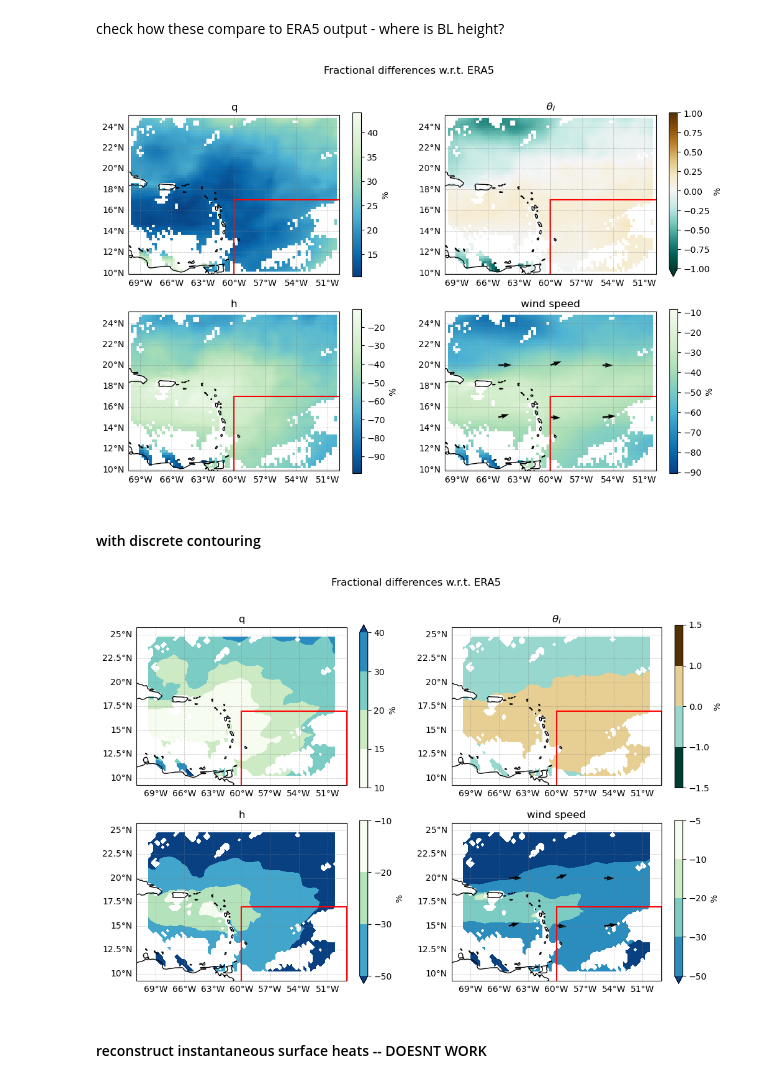
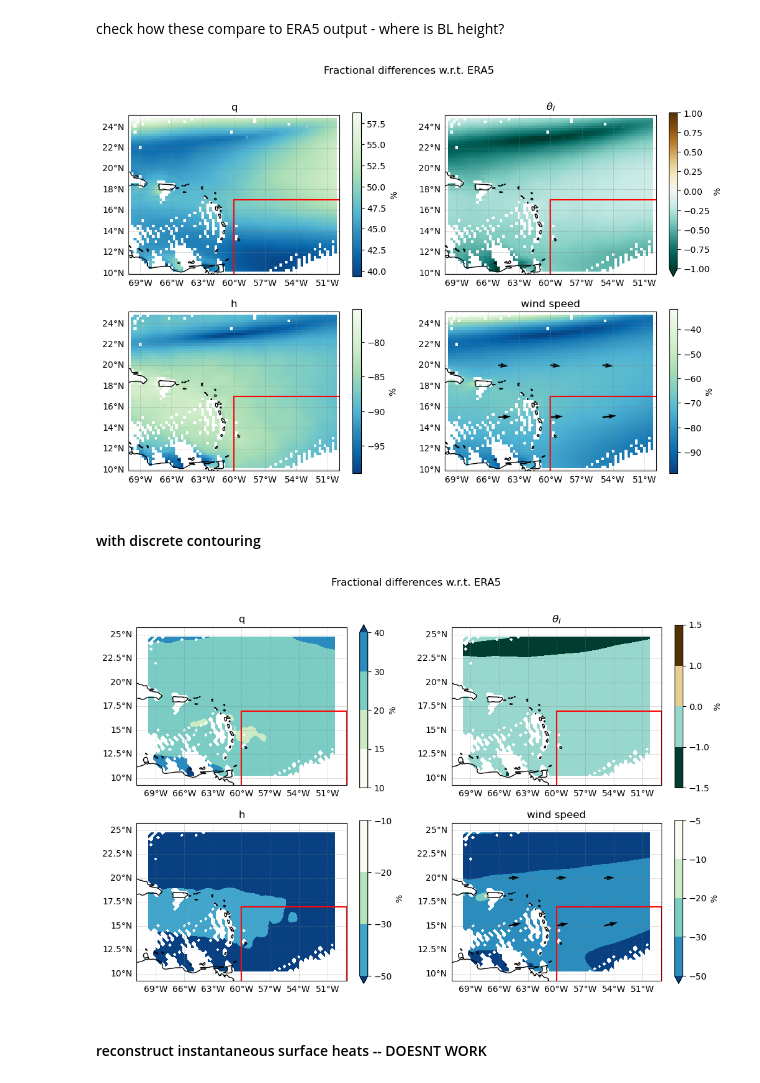
Before and after one commit to meteorologopazzo/QJRMS_0316, a Jupyter notebook: bulk_validation/struct_ERA5 copy.ipynb, the cells around one changed output. Saved outputs shown, nothing was run; the diff lists cells and outputs as text; code cells hidden in the pictures.

```diff
--- a/bulk_validation/struct_ERA5 copy.ipynb
+++ b/bulk_validation/struct_ERA5 copy.ipynb
@@ -153,6 +175,7 @@ lat_mask = xr.where(((ds_air.latitude > -45.)
 tropical_mask = (lon_mask*lat_mask).compute()
 # %%
 total_mask = (sst_mask) * (mask_subsidence) * (tropical_mask)
+total_mask_30y = (sst_mask) * (mask_subsidence_30y) * (tropical_mask)
 # %%
 Natlantic_mask = xr.where((ds_air.latitude > 10.)
                          &(ds_air.latitude < 25.)
@@ -242,16 +291,16 @@ for spine in ['top', 'right']:
 # %%
-ds_air_sub = ds_air.sel(
+ds_air_sub = ds_air_30y.sel(
     latitude=slice(25., 10.),
     longitude=slice(290., 310.)
 )
 
-ds_sst_sub = (ds_sst.squeeze()).sel(
+ds_sst_sub = (ds_sst_30y.squeeze()).sel(
     latitude=slice(25., 10.),
     longitude=slice(290., 310.)
 )
 
 
-Natlantic_mask_sub = (total_mask*Natlantic_mask).sel(
+Natlantic_mask_sub = (total_mask_30y*Natlantic_mask).sel(
     latitude=slice(25., 10.),
     longitude=slice(290., 310.)
 )
@@ -367,0 +485,27 @@ plt.tight_layout()
+# %%
+fig, ax = plt.subplots(1,2)
+
+(ds_air_sub.q*Natlantic_mask_sub).mean(dim=["latitude", "longitude"]).plot.line(ax=ax[0], y="pressure_level")
+(ds_air_sub.q*Natlantic_mask_sub).quantile(0.05, dim=["latitude", "longitude"]).plot(ax=ax[0], y="pressure_level")
+(ds_air_sub.q*Natlantic_mask_sub).quantile(0.95, dim=["latitude", "longitude"]).plot(ax=ax[0], y="pressure_level")
+
+
+u_local = ds_air_sub.u.sel(pressure_level=slice(1000, 700))*Natlantic_mask_sub
+v_local = ds_air_sub.v.sel(pressure_level=slice(1000, 700))*Natlantic_mask_sub
+u_tot_loc = ((u_local**2 + v_local**2)**0.5)
+
+u_tot_loc.mean(dim=["latitude", "longitude"]).plot(ax=ax[1], y="pressure_level")
+u_tot_loc.quantile(0.05, dim=["latitude", "longitude"]).plot(ax=ax[1], y="pressure_level")
+u_tot_loc.quantile(0.95, dim=["latitude", "longitude"]).plot(ax=ax[1], y="pressure_level")
+
+
+
+
+for x in ax:
+        x.invert_yaxis()
+        x.set_ylim(1000,700)
+        x.legend()
+        for spine in ['top', 'right']:
+                x.spines[spine].set_visible(False)
+
+plt.tight_layout()
@@ -394,6 +540,6 @@ result = bulk_parallelized.solve_bulk_all(
     to_np(sst), to_np(D),      to_np(q_free), to_np(th_free),
     to_np(ps),  to_np(f),      to_np(U_free), to_np(V_free),
     to_np(frac_Ustar),
-    n_jobs=-1
+    n_jobs=-2
 )
 # %% [output]
@@ -477,14 +623,14 @@ fig.suptitle("Fractional differences w.r.t. ERA5")
 
 
 ####### moisture  #######
-q_era5 = ds_air_sub.q.sel(pressure_level=slice(1000,925)).mean(dim="pressure_level")
+q_era5 = ds_air_sub.q.sel(pressure_level=slice(1000,900)).mean(dim="pressure_level")
 p = (100*(q - q_era5)/(q_era5)).plot(ax=ax[0,0] , x="longitude", y="latitude", cmap="GnBu_r")
 p.colorbar.set_label('%')  #(r"$g~kg^{-1}$")
 ax[0,0].set_title("q")
 
 
 ######  temperature  ######
-theta_era5 = (ds_air_sub.t*(1000./ds_air_sub.pressure_level)**(0.283)).sel(pressure_level=slice(1000,925)).mean(dim="pressure_level")
+theta_era5 = (ds_air_sub.t*(1000./ds_air_sub.pressure_level)**(0.283)).sel(pressure_level=slice(1000,900)).mean(dim="pressure_level")
 p = (100*(t - theta_era5)/theta_era5).plot(ax=ax[0,1] ,x="longitude", y="latitude", cmap="BrBG_r", vmin=-1, vmax=1.)
 p.colorbar.set_label('%')  #(r"K")
 ax[0,1].set_title(r"$\theta_{l}$")
@@ -498,8 +644,8 @@ ax[1,0].set_title(r"h")
 
 
 ####### wind speed and dir   #########
-u_era5 = ds_air_sub.u.sel(pressure_level=slice(1000,925)).mean(dim="pressure_level")
-v_era5 = ds_air_sub.v.sel(pressure_level=slice(1000,925)).mean(dim="pressure_level")
+u_era5 = ds_air_sub.u.sel(pressure_level=slice(1000,900)).mean(dim="pressure_level")
+v_era5 = ds_air_sub.v.sel(pressure_level=slice(1000,900)).mean(dim="pressure_level")
 wind_era5 = (u_era5**2 + v_era5**2)**(0.5)
 
 p = (100*((u**2+v**2)**0.5 - wind_era5)/wind_era5).plot(ax=ax[1,1] ,x="longitude", y="latitude", cmap="GnBu_r")
@@ -523,34 +669,34 @@ from matplotlib.patches import Rectangle
 lat_min, lon_min = 5, 300
 lat_max, lon_max = 17, 311
 
 for x in ax.flatten():
     x.add_feature(cfeature.COASTLINE)
     gl = x.gridlines(draw_labels=True,
                     linewidth=0.5, color='gray', alpha=0.5, linestyle='--')
 
     # Turn on labels on bottom and left only
     gl.top_labels = False
     gl.right_labels = False
 
     # Optionally format ticks (degrees + symbols)
     gl.xformatter = cticker.LongitudeFormatter()
     gl.yformatter = cticker.LatitudeFormatter()
 
     x.add_patch(Rectangle(
         xy=(lon_min, lat_min),          # bottom-left corner (lon, lat)
         width=lon_max - lon_min,        # 11 degrees
         height=lat_max - lat_min,       # 12 degrees
         transform=ccrs.PlateCarree(),
         linewidth=1.5,
         edgecolor='red',
         facecolor='none'                # transparent fill
     ))
 
 
     for spine in ['top', 'right']:
         x.spines[spine].set_visible(False)
 # %% [output]
-[figure, old version]
+[figure, new version]
 # %% [markdown]
 #### with discrete contouring
 # %%
@@ -559,14 +705,14 @@ fig.suptitle("Fractional differences w.r.t. ERA5")
 
 
 ####### moisture  #######
-q_era5 = ds_air_sub.q.sel(pressure_level=slice(1000,925)).mean(dim="pressure_level")
+q_era5 = ds_air_sub.q.sel(pressure_level=slice(1000,900)).mean(dim="pressure_level")
 p = (100*(q - q_era5)/(q_era5)).plot.contourf(ax=ax[0,0] , x="longitude", y="latitude", levels=[10,15,20,30,40], cmap="GnBu")
 p.colorbar.set_label('%')  #(r"$g~kg^{-1}$")
 ax[0,0].set_title("q")
 
 
 ######  temperature  ######
-theta_era5 = (ds_air_sub.t*(1000./ds_air_sub.pressure_level)**(0.283)).sel(pressure_level=slice(1000,925)).mean(dim="pressure_level")
+theta_era5 = (ds_air_sub.t*(1000./ds_air_sub.pressure_level)**(0.283)).sel(pressure_level=slice(1000,900)).mean(dim="pressure_level")
 p = (100*(t - theta_era5)/theta_era5).plot.contourf(ax=ax[0,1] ,x="longitude", y="latitude", levels=[-1.5,-1, 0, 1., 1.5], cmap="BrBG_r") #, vmin=-1, vmax=1.)
 p.colorbar.set_label('%')  #(r"K")
 ax[0,1].set_title(r"$\theta_{l}$")
@@ -580,8 +726,8 @@ ax[1,0].set_title(r"h")
 
 
 ####### wind speed and dir   #########
-u_era5 = ds_air_sub.u.sel(pressure_level=slice(1000,925)).mean(dim="pressure_level")
-v_era5 = ds_air_sub.v.sel(pressure_level=slice(1000,925)).mean(dim="pressure_level")
+u_era5 = ds_air_sub.u.sel(pressure_level=slice(1000,900)).mean(dim="pressure_level")
+v_era5 = ds_air_sub.v.sel(pressure_level=slice(1000,900)).mean(dim="pressure_level")
 wind_era5 = (u_era5**2 + v_era5**2)**(0.5)
 
 p = (100*((u**2+v**2)**0.5 - wind_era5)/wind_era5).plot.contourf(ax=ax[1,1] ,x="longitude", y="latitude", levels=[-5, -10, -20,-30, -50], cmap="GnBu_r")
@@ -632,7 +778,7 @@ for x in ax.flatten():
     for spine in ['top', 'right']:
         x.spines[spine].set_visible(False)
 # %% [output]
-[figure, old version]
+[figure, new version]
 # %%
 y_eq = [h.values, q.values, t.values, u.values, v.values]
 
```
Also changed, not shown: parts of 27 cells of this notebook, 3 other files.
